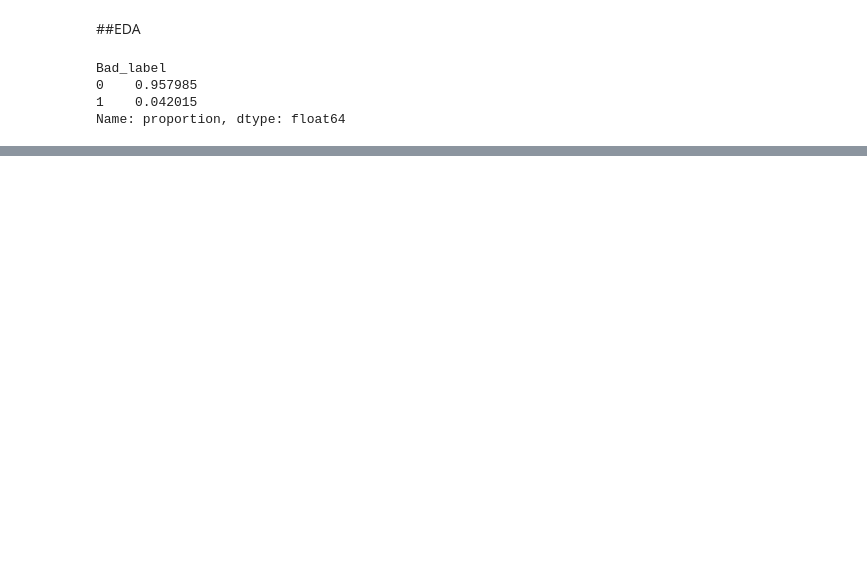
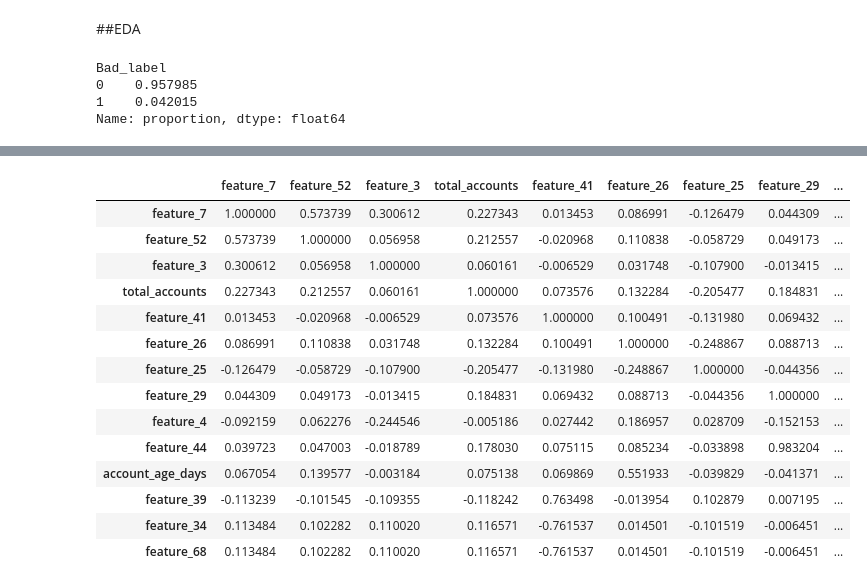
Before and after one commit to Aparna-31/Credit-Risk-Model, a Jupyter notebook: Client Project -Credit Risk .ipynb, the cells around one changed output, grey strips where cells are left out. Drawn from its saved outputs; the diff is of its cells as text; code cells hidden in the pictures; blank space fills up the shorter version.

```diff
--- a/Client Project -Credit Risk .ipynb
+++ b/Client Project -Credit Risk .ipynb
@@ -550,0 +632,3 @@ Name: proportion, dtype: float64
+# %%
+selected_features = corr[corr > 0.015]
+selected_features
@@ -550,0 +652,3 @@ Name: proportion, dtype: float64
+# %%
+important_cols = selected_features.index.tolist()
+important_cols
@@ -550,0 +671,3 @@ Name: proportion, dtype: float64
+# %%
+important_cols.remove("Bad_label")
+important_cols
@@ -550,0 +689,2 @@ Name: proportion, dtype: float64
+# %%
+df_reduced = df[important_cols + ["Bad_label"]]
@@ -550,0 +723,18 @@ Name: proportion, dtype: float64
+# %%
+df_reduced[important_cols].corr()
+# %% [output]
+|  | feature_7 | feature_52 | feature_3 | total_accounts | feature_41 | feature_26 | feature_25 | feature_29 | ... |
+| feature_7 | 1.000000 | 0.573739 | 0.300612 | 0.227343 | 0.013453 | 0.086991 | -0.126479 | 0.044309 | ... |
+| feature_52 | 0.573739 | 1.000000 | 0.056958 | 0.212557 | -0.020968 | 0.110838 | -0.058729 | 0.049173 | ... |
+| feature_3 | 0.300612 | 0.056958 | 1.000000 | 0.060161 | -0.006529 | 0.031748 | -0.107900 | -0.013415 | ... |
+| total_accounts | 0.227343 | 0.212557 | 0.060161 | 1.000000 | 0.073576 | 0.132284 | -0.205477 | 0.184831 | ... |
+| feature_41 | 0.013453 | -0.020968 | -0.006529 | 0.073576 | 1.000000 | 0.100491 | -0.131980 | 0.069432 | ... |
+| feature_26 | 0.086991 | 0.110838 | 0.031748 | 0.132284 | 0.100491 | 1.000000 | -0.248867 | 0.088713 | ... |
+| feature_25 | -0.126479 | -0.058729 | -0.107900 | -0.205477 | -0.131980 | -0.248867 | 1.000000 | -0.044356 | ... |
+| feature_29 | 0.044309 | 0.049173 | -0.013415 | 0.184831 | 0.069432 | 0.088713 | -0.044356 | 1.000000 | ... |
+| feature_4 | -0.092159 | 0.062276 | -0.244546 | -0.005186 | 0.027442 | 0.186957 | 0.028709 | -0.152153 | ... |
+| feature_44 | 0.039723 | 0.047003 | -0.018789 | 0.178030 | 0.075115 | 0.085234 | -0.033898 | 0.983204 | ... |
+| account_age_days | 0.067054 | 0.139577 | -0.003184 | 0.075138 | 0.069869 | 0.551933 | -0.039829 | -0.041371 | ... |
+| feature_39 | -0.113239 | -0.101545 | -0.109355 | -0.118242 | 0.763498 | -0.013954 | 0.102879 | 0.007195 | ... |
+| feature_34 | 0.113484 | 0.102282 | 0.110020 | 0.116571 | -0.761537 | 0.014501 | -0.101519 | -0.006451 | ... |
+| feature_68 | 0.113484 | 0.102282 | 0.110020 | 0.116571 | -0.761537 | 0.014501 | -0.101519 | -0.006451 | ... |
```
Also changed, not shown: parts of 14 cells of this notebook, 1 other file.
